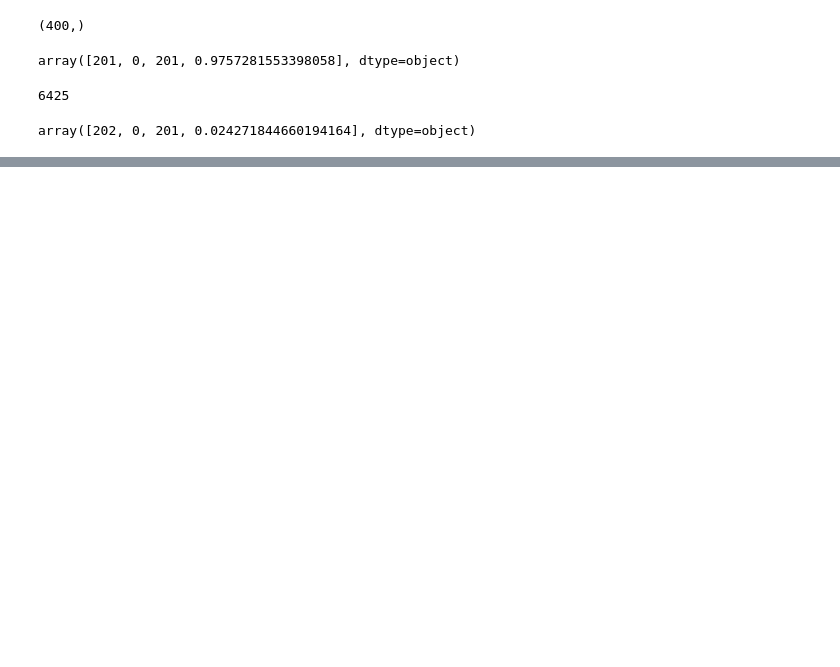
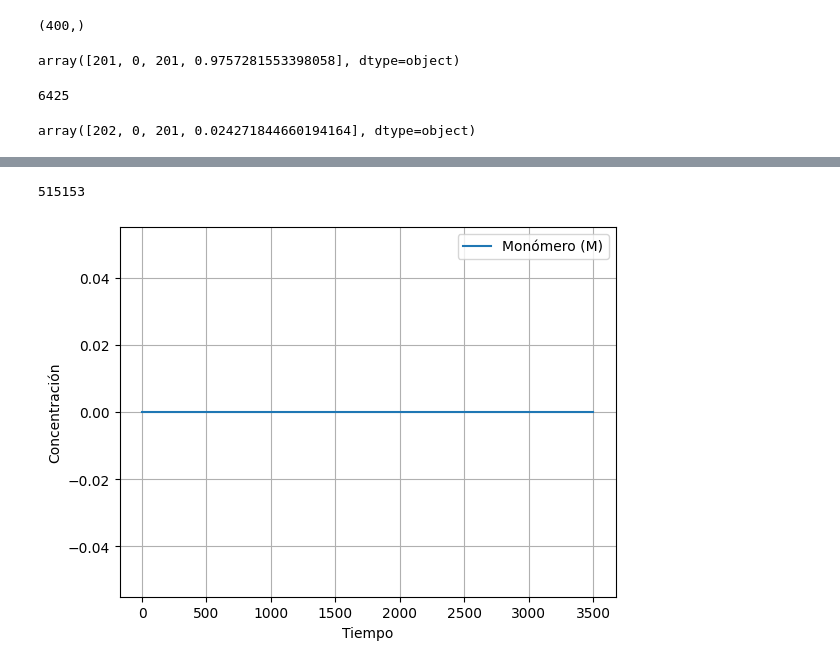
Before and after one commit to NicolasHeredia/KR_method, a Jupyter notebook: kr_second_test.ipynb, the cells around one changed output, grey strips where cells are left out. Saved outputs shown, nothing was run; the diff lists cells and outputs as text; code cells hidden in the pictures; blank space fills up the shorter version.

```diff
--- a/kr_second_test.ipynb
+++ b/kr_second_test.ipynb
@@ -252,0 +294,18 @@ sol = solve_ivp(
+# %%
+n[360]
+# %% [output]
+515153
+# %%
+# Visualización
+import matplotlib.pyplot as plt
+
+
+#plt.plot(sol.t, sol.y[0], label="Iniciador (I)")
+plt.plot(sol.t, sol.y[370], label="Monómero (M)")
+plt.legend()
+plt.xlabel("Tiempo")
+plt.ylabel("Concentración")
+plt.grid()
+plt.show()
+# %% [output]
+[figure, added]
```
Also changed, not shown: parts of 12 cells of this notebook, 2 other files.
